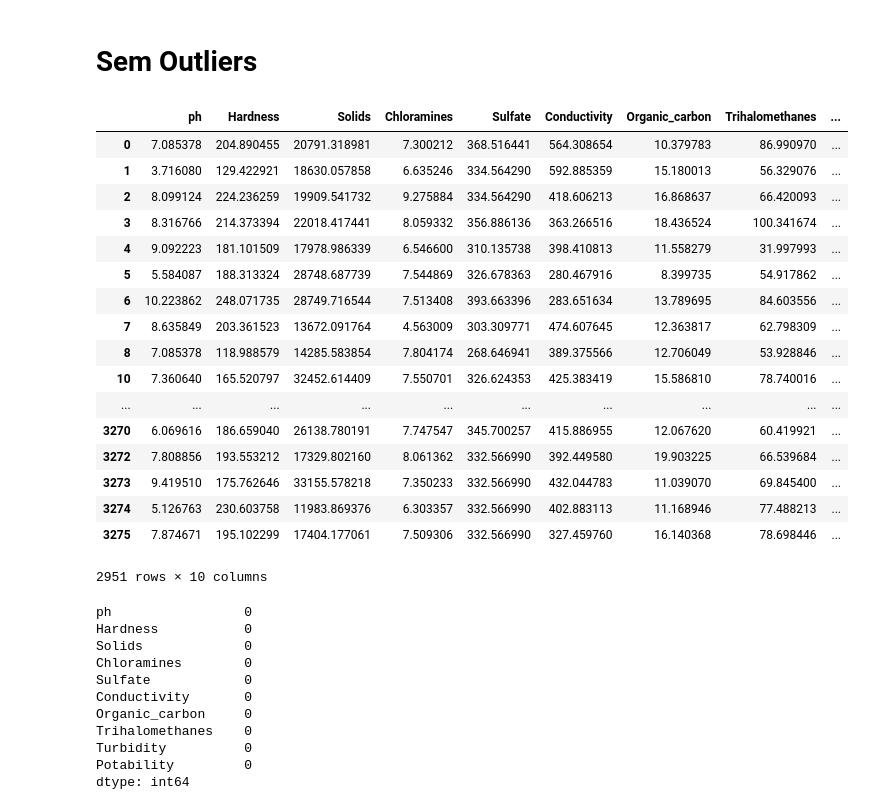
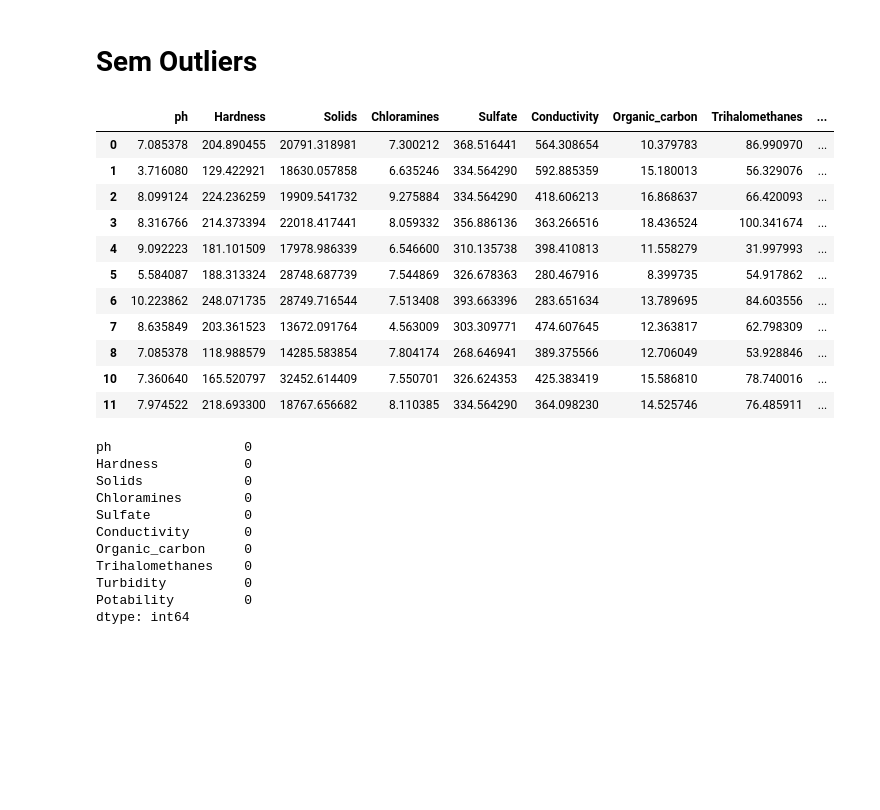
Before and after one commit to RafaelNiccheri/P2_Cdados_2021-2, a Jupyter notebook: Teste.ipynb, the cells around one changed output. Cells and saved outputs as stored; diff of their text form; code cells hidden in the pictures; blank space fills up the shorter version.

```diff
--- a/Teste.ipynb
+++ b/Teste.ipynb
@@ -209,28 +199,22 @@ df_agua1
 # %%
 # Filtra os Outliers
 df_agua1_Sout = df_agua1.copy()
 for i in list(df_agua.columns)[:-1]:
     df_agua1_Sout = df_agua1_Sout[(df_agua1_Sout[i] >= (Q1[i] - 1.5 * IQR[i])) & (df_agua1_Sout[i] <= (Q3[i] + 1.5 * IQR[i]))]
-df_agua1_Sout
+df_agua1_Sout.head(11)
 # %% [output]
 |  | ph | Hardness | Solids | Chloramines | Sulfate | Conductivity | Organic_carbon | Trihalomethanes | ... |
 | 0 | 7.085378 | 204.890455 | 20791.318981 | 7.300212 | 368.516441 | 564.308654 | 10.379783 | 86.990970 | ... |
 | 1 | 3.716080 | 129.422921 | 18630.057858 | 6.635246 | 334.564290 | 592.885359 | 15.180013 | 56.329076 | ... |
 | 2 | 8.099124 | 224.236259 | 19909.541732 | 9.275884 | 334.564290 | 418.606213 | 16.868637 | 66.420093 | ... |
 | 3 | 8.316766 | 214.373394 | 22018.417441 | 8.059332 | 356.886136 | 363.266516 | 18.436524 | 100.341674 | ... |
 | 4 | 9.092223 | 181.101509 | 17978.986339 | 6.546600 | 310.135738 | 398.410813 | 11.558279 | 31.997993 | ... |
 | 5 | 5.584087 | 188.313324 | 28748.687739 | 7.544869 | 326.678363 | 280.467916 | 8.399735 | 54.917862 | ... |
 | 6 | 10.223862 | 248.071735 | 28749.716544 | 7.513408 | 393.663396 | 283.651634 | 13.789695 | 84.603556 | ... |
 | 7 | 8.635849 | 203.361523 | 13672.091764 | 4.563009 | 303.309771 | 474.607645 | 12.363817 | 62.798309 | ... |
 | 8 | 7.085378 | 118.988579 | 14285.583854 | 7.804174 | 268.646941 | 389.375566 | 12.706049 | 53.928846 | ... |
 | 10 | 7.360640 | 165.520797 | 32452.614409 | 7.550701 | 326.624353 | 425.383419 | 15.586810 | 78.740016 | ... |
-| ... | ... | ... | ... | ... | ... | ... | ... | ... | ... |
-| 3270 | 6.069616 | 186.659040 | 26138.780191 | 7.747547 | 345.700257 | 415.886955 | 12.067620 | 60.419921 | ... |
-| 3272 | 7.808856 | 193.553212 | 17329.802160 | 8.061362 | 332.566990 | 392.449580 | 19.903225 | 66.539684 | ... |
-| 3273 | 9.419510 | 175.762646 | 33155.578218 | 7.350233 | 332.566990 | 432.044783 | 11.039070 | 69.845400 | ... |
-| 3274 | 5.126763 | 230.603758 | 11983.869376 | 6.303357 | 332.566990 | 402.883113 | 11.168946 | 77.488213 | ... |
-| 3275 | 7.874671 | 195.102299 | 17404.177061 | 7.509306 | 332.566990 | 327.459760 | 16.140368 | 78.698446 | ... |
+| 11 | 7.974522 | 218.693300 | 18767.656682 | 8.110385 | 334.564290 | 364.098230 | 14.525746 | 76.485911 | ... |
-2951 rows × 10 columns
 # %%
 # Verificando se faltam dados
 df_agua1.isnull().sum()
```
Also changed, not shown: parts of 35 cells of this notebook.
